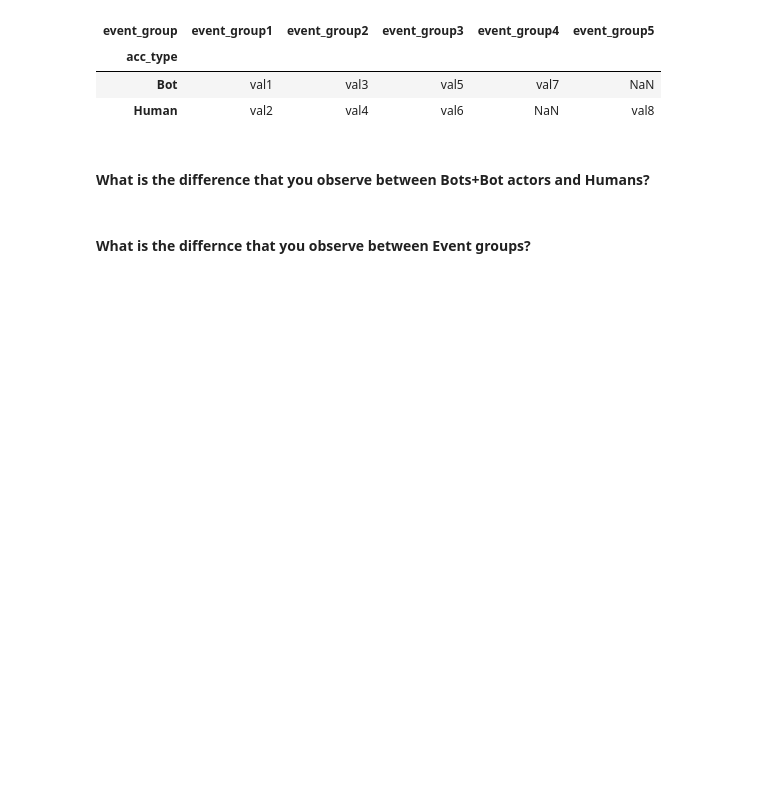
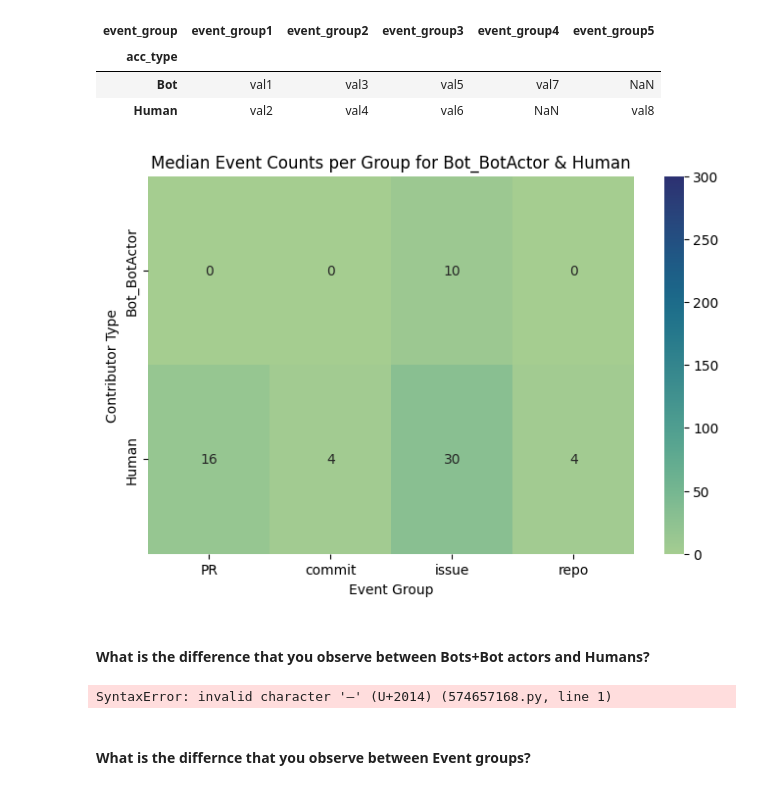
Before and after one commit to Elismaiyly/Software_Evolution_TP_bots, a Jupyter notebook: TP_bots_template.ipynb, the cells around one changed output. Drawn from its saved outputs; the diff is of its cells as text; code cells hidden in the pictures; blank space fills up the shorter version.

```diff
--- a/TP_bots_template.ipynb
+++ b/TP_bots_template.ipynb
@@ -546,4 +703,26 @@ df_medians.pivot(index='acc_type', columns='event_group', values='median')#.rese
 | Bot | val1 | val3 | val5 | val7 | NaN |
 | Human | val2 | val4 | val6 | NaN | val8 |
 # %%
-# YOUR CODE BELOW
+import pandas as pd
+import seaborn as sns
+import matplotlib.pyplot as plt
+
+# Load the median event counts DataFrame
+df_medians = pd.read_csv("median_event_counts.csv")
+
+# Pivot the DataFrame to get event groups as columns and acc_type as rows
+df_pivot = df_medians.pivot(index="acc_type", columns="event_group", values="median")
+
+# Plot the heatmap using seaborn
+plt.figure(figsize=(8, 5))
+sns.heatmap(df_pivot, annot=True, vmin=0, vmax=300, cmap="crest")
+
+# Title and labels
+plt.title("Median Event Counts per Group for Bot_BotActor & Human")
+plt.xlabel("Event Group")
+plt.ylabel("Contributor Type")
+
+# Show the plot
+plt.show()
+# %% [output]
+[figure, added]
@@ -552,4 +729,8 @@ df_medians.pivot(index='acc_type', columns='event_group', values='median')#.rese
 # %% [markdown]
 #### What is the difference that you observe between Bots+Bot actors and Humans?
+# %%
+Bots and bot actors handle repetitive and automated tasks, especially in commits and pull requests, where they manage CI/CD automation, dependency updates, and code formatting. They are highly active in commit events due to automated merges and updates and frequently participate in pull requests for reviewing and merging code, but they engage less in issue discussions and repository management. Humans, on the other hand, contribute more diverse and meaningful activities, such as discussing issues, reviewing code, and managing repository-level tasks like creating forks and releases. While bots are event-driven—triggered by new PRs, scheduled tasks, or CI/CD pipelines—humans act based on need, whether fixing bugs, reviewing code, or discussing new features. Essentially, bots ensure efficiency by handling routine tasks, while humans focus on decision-making and collaboration, shaping the quality and direction of the project
+# %% [output]
+SyntaxError: invalid character '—' (U+2014) (574657168.py, line 1)
 # %% [markdown]
 #### What is the differnce that you observe between Event groups?
```
Also changed, not shown: parts of 26 cells of this notebook.
